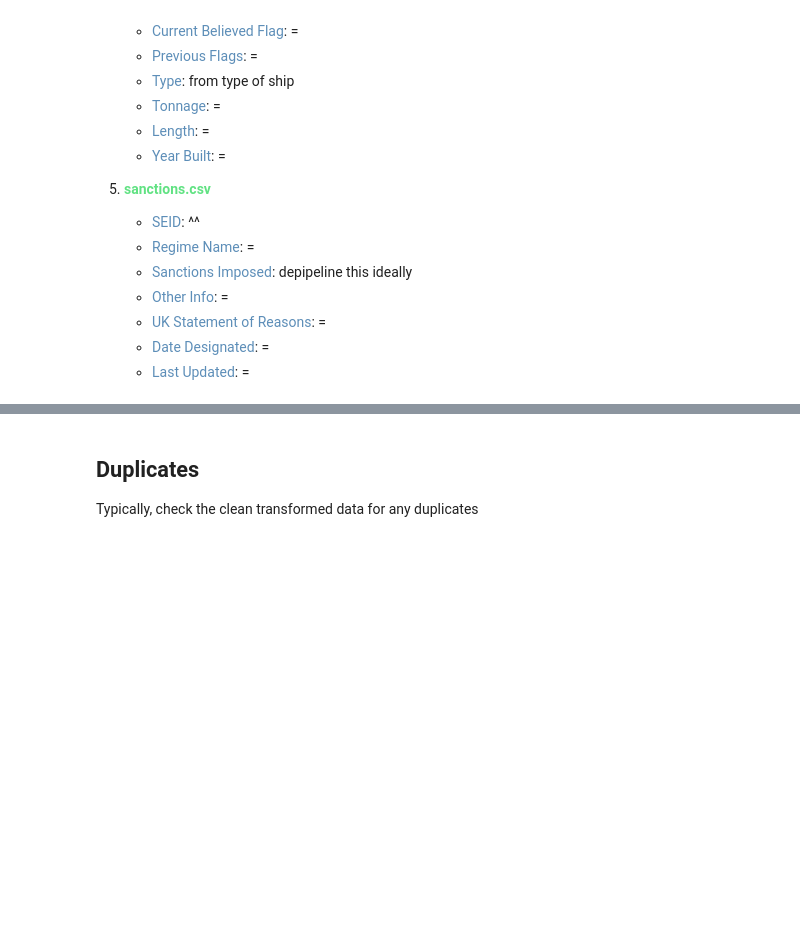
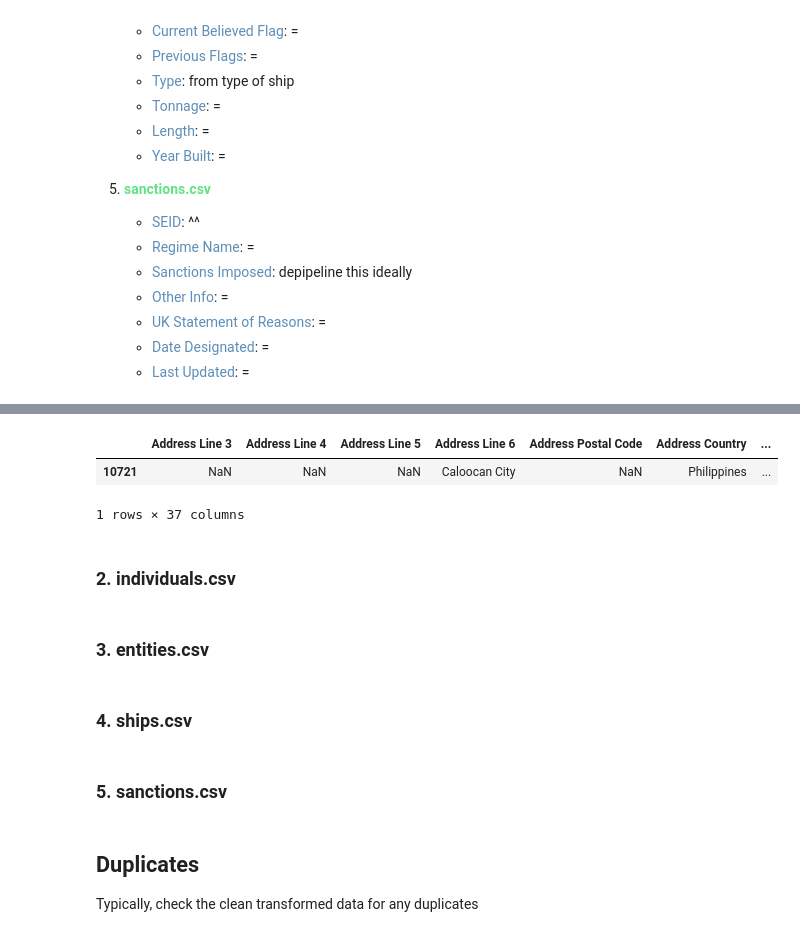
Before and after one commit to aleczd/uk_sanct, a Jupyter notebook: analysis.ipynb, the cells around one changed output, grey strips where cells are left out. Drawn from its saved outputs; the diff is of its cells as text; code cells hidden in the pictures; blank space fills up the shorter version.

```diff
--- a/analysis.ipynb
+++ b/analysis.ipynb
@@ -466,0 +529,4 @@ Note: name_index could be expanded with more fields, but there aren't other usef
+# %%
+raw_sample["SEID"] = [
+    f"#{str(i).zfill(7)}" for i in range(len(raw_sample))
+]
@@ -466,0 +639,15 @@ Note: name_index could be expanded with more fields, but there aren't other usef
+# %%
+raw_sample["Address Lines"] = (
+    raw_sample[[                              # Ordered Name columns 1-6
+        "Address Line 1",
+        "Address Line 2",
+        "Address Line 3",
+        "Address Line 4",
+        "Address Line 5",
+        "Address Line 6",
+    ]]
+    .fillna("")                               # Replace NaN with empty string
+    .agg("; ".join, axis=1)                   # Joins name fields with ; in between (across columns) (multi value cell)
+    .str.replace(r"\s+", " ", regex=True)     # Cleans up extra whitespace characters (replace them with just 1 space)
+    .str.strip()                              # Remove any left/right trailing spaces
+)
@@ -499,19 +852,0 @@ Observations:\
-# %%
-"""
-Merge Names 1-6 fields into a full name
-"""
-raw_sample["Full Name"] = (
-    raw_sample[[                              # Ordered Name columns 1-6
-        "Name 1",
-        "Name 2",
-        "Name 3",
-        "Name 4",
-        "Name 5",
-        "Name 6"
-    ]]
-    .fillna("")                               # Replace NaN with empty string
-    .agg(" ".join, axis=1)                    # Joins name fields with space in between (across columns)
-    .str.replace(r"\s+", " ", regex=True)     # Cleans up extra whitespace characters (replace them with just 1 space)
-    .str.strip()                              # Remove any left/right trailing spaces
-    .str.lower()                              # Standardise names to lower case (names are case insensitive)
-)
@@ -523,0 +958,6 @@ raw_sample["Full Name"] = (
+# %%
+raw_sample[raw_sample["SEID"] == "#0010721"].iloc[:,21:]
+# %% [output]
+|  | Address Line 3 | Address Line 4 | Address Line 5 | Address Line 6 | Address Postal Code | Address Country | ... |
+| 10721 | NaN | NaN | NaN | Caloocan City | NaN | Philippines | ... |
+1 rows × 37 columns
@@ -524,3 +968,11 @@ raw_sample["Full Name"] = (
+# %% [markdown]
+### 2. individuals.csv
+# %% [markdown]
+### 3. entities.csv
+# %% [markdown]
+### 4. ships.csv
+# %% [markdown]
+### 5. sanctions.csv
 # %%
 """
 WE ARE GOING TO HAVE TO REMOVE EMPTY NAMES, "", AT THE END IF NO NAME INFO COULD BE PROVIDED FOR THE RECORD
```
Also changed, not shown: parts of 75 cells of this notebook.
